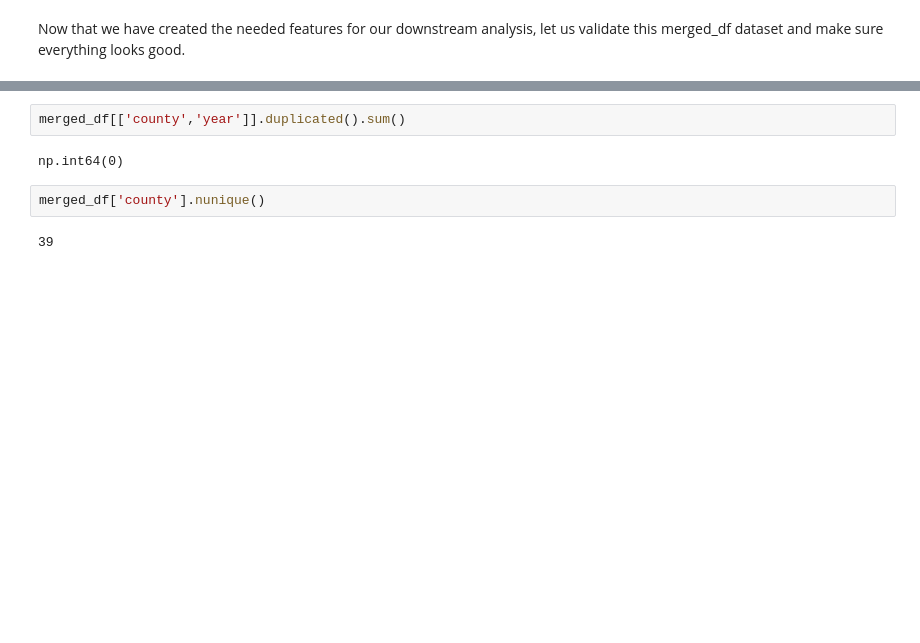
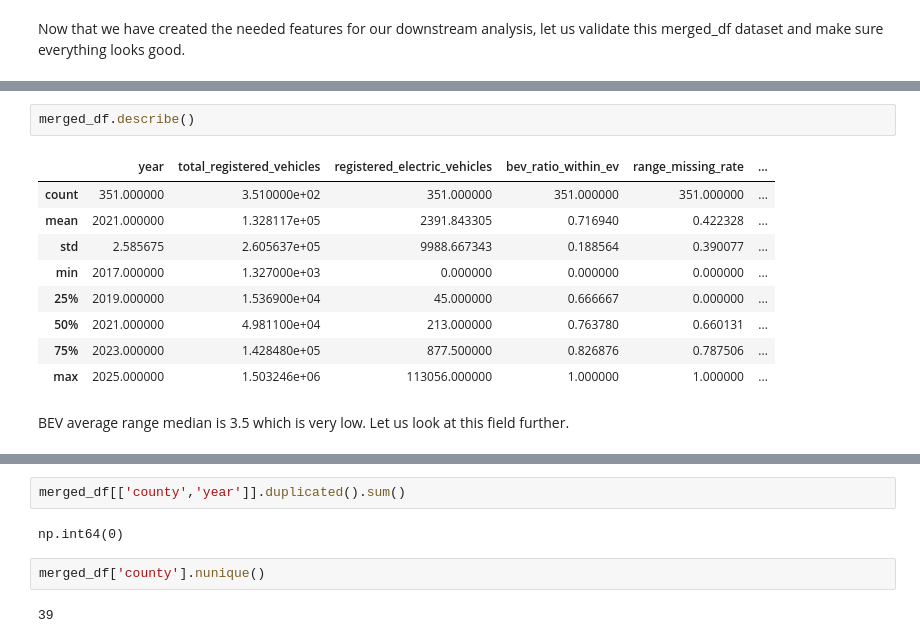
Before and after one commit to gawandesailee-lab/learndsp, a Jupyter notebook: Data Science Capstone 3 Project/notebooks/02_data_wrangling.ipynb, the cells around one changed output, grey strips where cells are left out. Saved outputs shown, nothing was run; the diff lists cells and outputs as text; blank space fills up the shorter version.

```diff
--- a/Data Science Capstone 3 Project/notebooks/02_data_wrangling.ipynb
+++ b/Data Science Capstone 3 Project/notebooks/02_data_wrangling.ipynb
@@ -820,0 +838,14 @@ merged_df.head()
+# %%
+merged_df.describe()
+# %% [output]
+|  | year | total_registered_vehicles | registered_electric_vehicles | bev_ratio_within_ev | range_missing_rate | ... |
+| count | 351.000000 | 3.510000e+02 | 351.000000 | 351.000000 | 351.000000 | ... |
+| mean | 2021.000000 | 1.328117e+05 | 2391.843305 | 0.716940 | 0.422328 | ... |
+| std | 2.585675 | 2.605637e+05 | 9988.667343 | 0.188564 | 0.390077 | ... |
+| min | 2017.000000 | 1.327000e+03 | 0.000000 | 0.000000 | 0.000000 | ... |
+| 25% | 2019.000000 | 1.536900e+04 | 45.000000 | 0.666667 | 0.000000 | ... |
+| 50% | 2021.000000 | 4.981100e+04 | 213.000000 | 0.763780 | 0.660131 | ... |
+| 75% | 2023.000000 | 1.428480e+05 | 877.500000 | 0.826876 | 0.787506 | ... |
+| max | 2025.000000 | 1.503246e+06 | 113056.000000 | 1.000000 | 1.000000 | ... |
+# %% [markdown]
+BEV average range median is 3.5 which is very low. Let us look at this field further.
```
Also changed, not shown: parts of 28 cells of this notebook, 1 other file.
